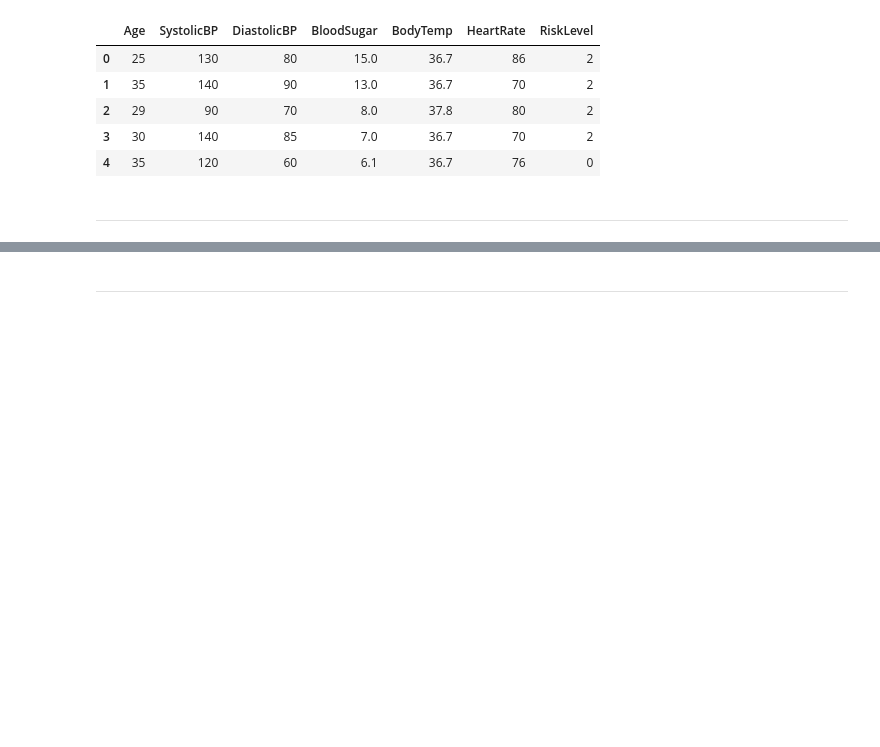
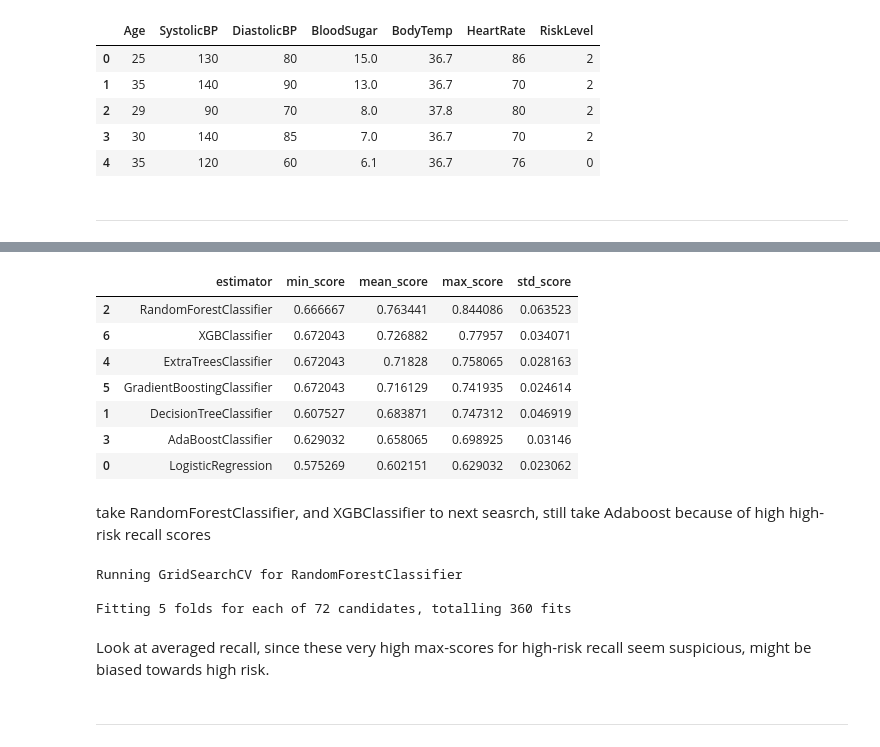
Before and after one commit to theresaabl/ML-maternal-health-risk, a Jupyter notebook: jupyter_notebooks/06-ModelingAndEvaluation-Classification.ipynb, the cells around one changed output, grey strips where cells are left out. Cells and saved outputs as stored; diff of their text form; code cells hidden in the pictures; blank space fills up the shorter version.

```diff
--- a/jupyter_notebooks/06-ModelingAndEvaluation-Classification.ipynb
+++ b/jupyter_notebooks/06-ModelingAndEvaluation-Classification.ipynb
@@ -76,0 +368,9 @@ df.head()
+# %%
+quick_search = HyperparameterOptimizationSearch(models=models_quick_search, params=params_quick_search)
+quick_search.fit(
+                X_train,
+                y_train,
+                # scoring = make_scorer(recall_score, labels=[2], average=None),
+                scoring = make_scorer(recall_score, average="weighted"),
+                n_jobs=-1,
+                cv=5)
@@ -76,0 +395,14 @@ df.head()
+# %%
+grid_search_summary, grid_search_pipelines = quick_search.score_summary(sort_by='mean_score')
+grid_search_summary
+# %% [output]
+|  | estimator | min_score | mean_score | max_score | std_score |
+| 2 | RandomForestClassifier | 0.666667 | 0.763441 | 0.844086 | 0.063523 |
+| 6 | XGBClassifier | 0.672043 | 0.726882 | 0.77957 | 0.034071 |
+| 4 | ExtraTreesClassifier | 0.672043 | 0.71828 | 0.758065 | 0.028163 |
+| 5 | GradientBoostingClassifier | 0.672043 | 0.716129 | 0.741935 | 0.024614 |
+| 1 | DecisionTreeClassifier | 0.607527 | 0.683871 | 0.747312 | 0.046919 |
+| 3 | AdaBoostClassifier | 0.629032 | 0.658065 | 0.698925 | 0.03146 |
+| 0 | LogisticRegression | 0.575269 | 0.602151 | 0.629032 | 0.023062 |
+# %% [markdown]
+take RandomForestClassifier, and XGBClassifier to next seasrch, still take Adaboost because of high high-risk recall scores
@@ -77,3 +462,18 @@ df.head()
+# %%
+search = HyperparameterOptimizationSearch(models=models_search, params=params_search)
+search.fit(
+                X_train,
+                y_train,
+                # scoring = make_scorer(recall_score, labels=[2], average=None),
+                scoring = make_scorer(recall_score, average="weighted"),
+                n_jobs=-1,
+                cv=5)
+# %% [output]
+Running GridSearchCV for RandomForestClassifier
+
+Fitting 5 folds for each of 72 candidates, totalling 360 fits
+# %% [markdown]
+Look at averaged recall, since these very high max-scores for high-risk recall seem suspicious, might be biased towards high risk.
 # %% [markdown]
 ---
 # %% [markdown]
```
Also changed, not shown: parts of 29 cells of this notebook, 1 other file.
